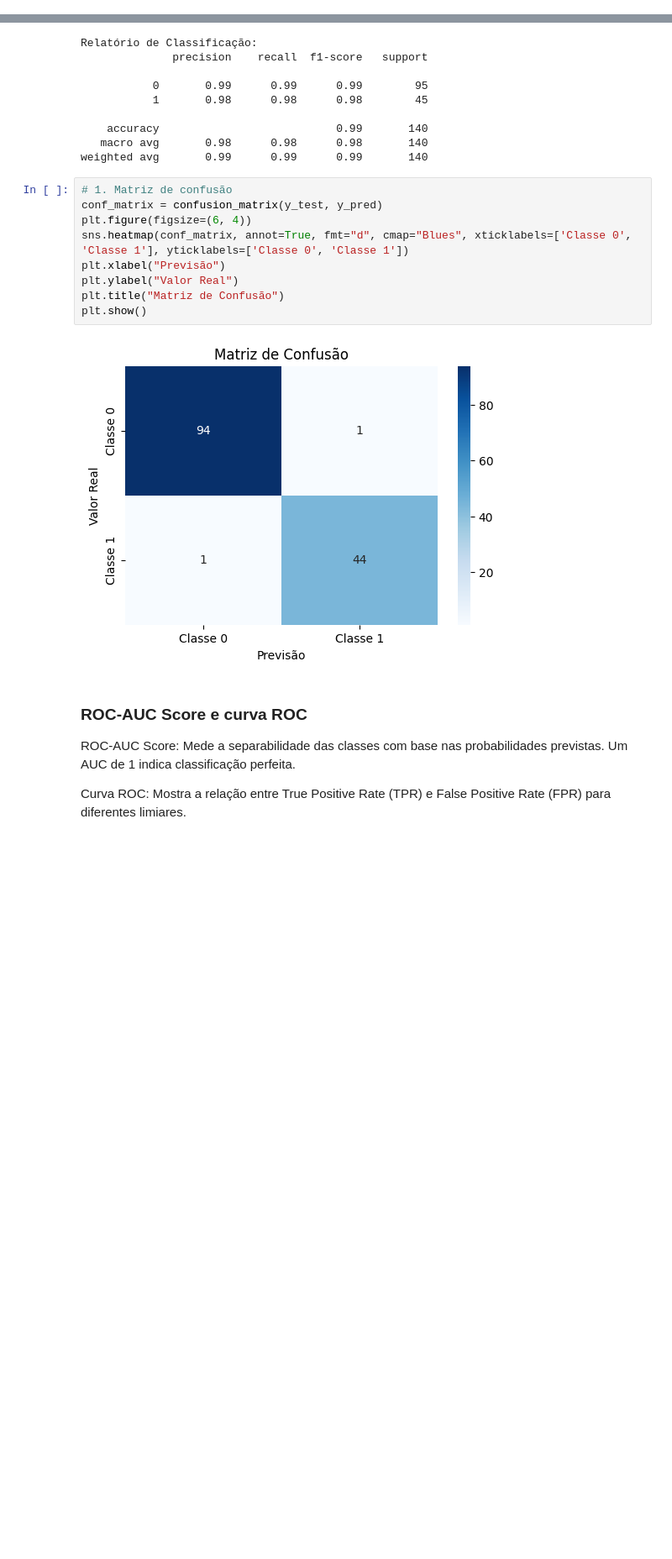
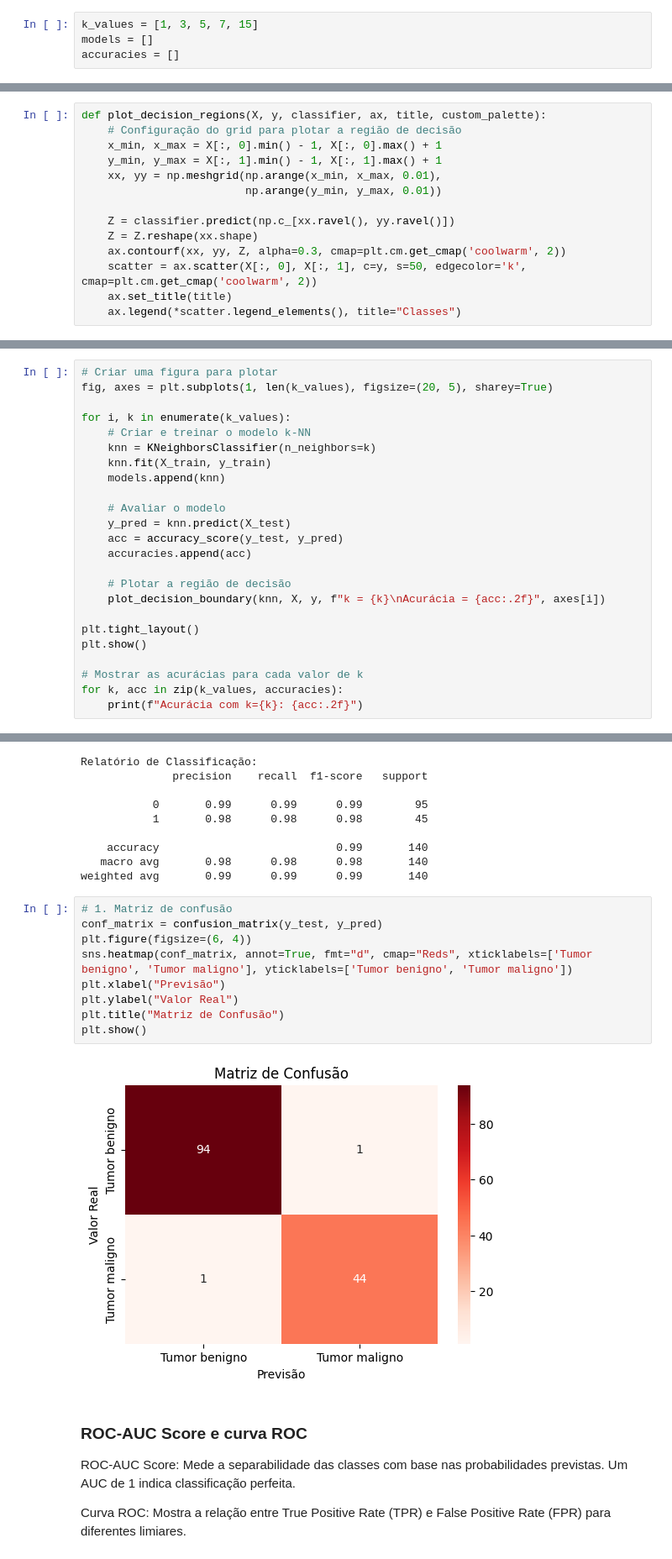
Before and after one commit to IvonLuiz/breast_cancer_kmeans, a Jupyter notebook: breast_cancer_kmeans.ipynb, the cells around one changed output, grey strips where cells are left out. Shown at 84% size. Drawn from its saved outputs; the diff is of its cells as text; blank space fills up the shorter version.

```diff
--- a/breast_cancer_kmeans.ipynb
+++ b/breast_cancer_kmeans.ipynb
@@ -346,0 +414,4 @@ Acurácia do modelo k-NN: 0.9857142857142858
+# %%
+k_values = [1, 3, 5, 7, 15]
+models = []
+accuracies = []
@@ -346,0 +420,14 @@ Acurácia do modelo k-NN: 0.9857142857142858
+# %%
+def plot_decision_regions(X, y, classifier, ax, title, custom_palette):
+    # Configuração do grid para plotar a região de decisão
+    x_min, x_max = X[:, 0].min() - 1, X[:, 0].max() + 1
+    y_min, y_max = X[:, 1].min() - 1, X[:, 1].max() + 1
+    xx, yy = np.meshgrid(np.arange(x_min, x_max, 0.01),
+                         np.arange(y_min, y_max, 0.01))
+
+    Z = classifier.predict(np.c_[xx.ravel(), yy.ravel()])
+    Z = Z.reshape(xx.shape)
+    ax.contourf(xx, yy, Z, alpha=0.3, cmap=plt.cm.get_cmap('coolwarm', 2))
+    scatter = ax.scatter(X[:, 0], X[:, 1], c=y, s=50, edgecolor='k', cmap=plt.cm.get_cmap('coolwarm', 2))
+    ax.set_title(title)
+    ax.legend(*scatter.legend_elements(), title="Classes")
@@ -346,0 +476,24 @@ Acurácia do modelo k-NN: 0.9857142857142858
+# %%
+# Criar uma figura para plotar
+fig, axes = plt.subplots(1, len(k_values), figsize=(20, 5), sharey=True)
+
+for i, k in enumerate(k_values):
+    # Criar e treinar o modelo k-NN
+    knn = KNeighborsClassifier(n_neighbors=k)
+    knn.fit(X_train, y_train)
+    models.append(knn)
+
+    # Avaliar o modelo
+    y_pred = knn.predict(X_test)
+    acc = accuracy_score(y_test, y_pred)
+    accuracies.append(acc)
+
+    # Plotar a região de decisão
+    plot_decision_boundary(knn, X, y, f"k = {k}\nAcurácia = {acc:.2f}", axes[i])
+
+plt.tight_layout()
+plt.show()
+
+# Mostrar as acurácias para cada valor de k
+for k, acc in zip(k_values, accuracies):
+    print(f"Acurácia com k={k}: {acc:.2f}")
@@ -381,14 +554,14 @@ weighted avg       0.99      0.99      0.99       140
 # %%
 # 1. Matriz de confusão
 conf_matrix = confusion_matrix(y_test, y_pred)
 plt.figure(figsize=(6, 4))
-sns.heatmap(conf_matrix, annot=True, fmt="d", cmap="Blues", xticklabels=['Classe 0', 'Classe 1'], yticklabels=['Classe 0', 'Classe 1'])
+sns.heatmap(conf_matrix, annot=True, fmt="d", cmap="Reds", xticklabels=['Tumor benigno', 'Tumor maligno'], yticklabels=['Tumor benigno', 'Tumor maligno'])
 plt.xlabel("Previsão")
 plt.ylabel("Valor Real")
 plt.title("Matriz de Confusão")
 plt.show()
 # %% [output]
-[figure, old version]
+[figure, new version]
 # %% [markdown]
 ### ROC-AUC Score e curva ROC
 
```
Also changed, not shown: parts of 16 cells of this notebook.
